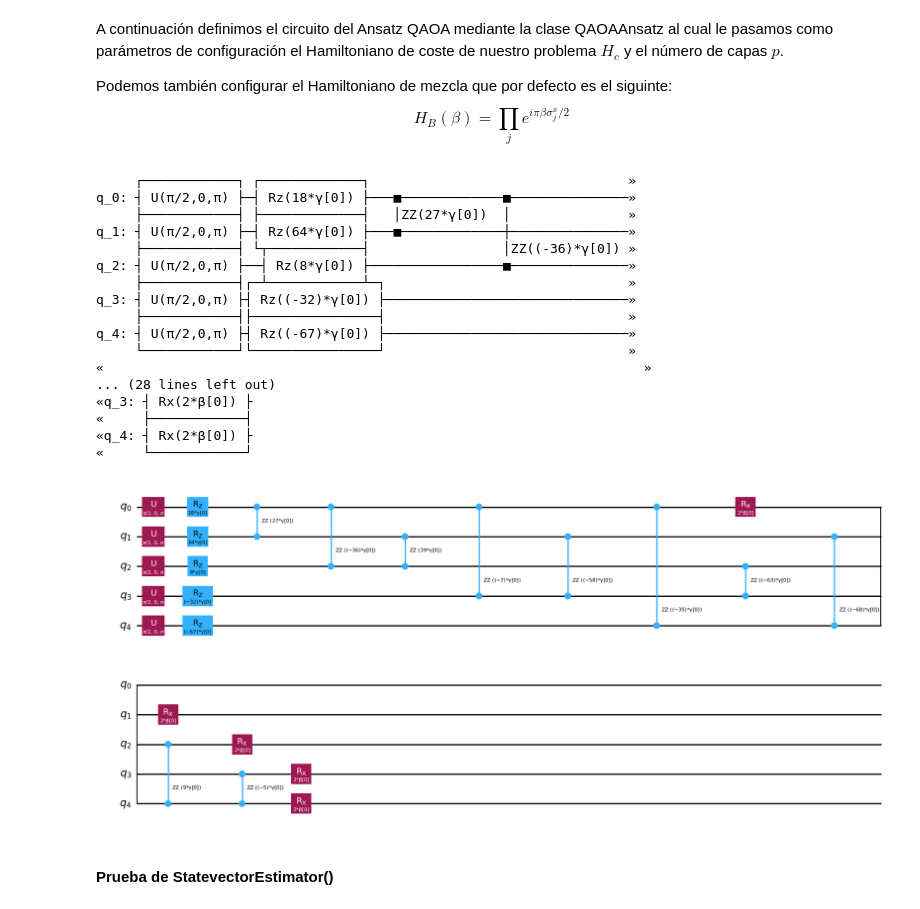
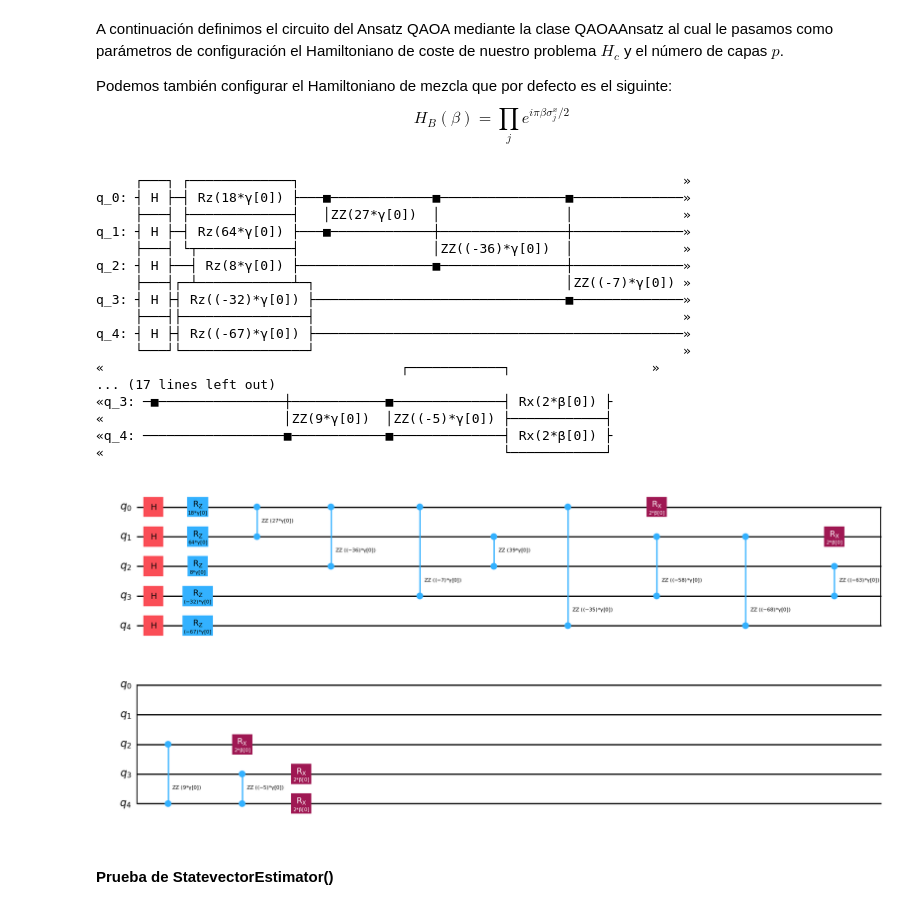
Before and after one commit to zhengzhu14/TFG_GII, a Jupyter notebook: P1_introduccion/IntroQiskit_SchnorrAlg_1.ipynb, the cells around one changed output. Cells and saved outputs as stored; diff of their text form; code cells hidden in the pictures.

Commit message:
Refactorizacion de la parte 1 y terminado parte de los resultados finales

```diff
--- a/P1_introduccion/IntroQiskit_SchnorrAlg_1.ipynb
+++ b/P1_introduccion/IntroQiskit_SchnorrAlg_1.ipynb
@@ -130,9 +124,9 @@ np.random.seed = seed
 m = np.round(np.log2(N)).astype(int)
 
 # n es la dimension del reticulo
-n = np.round(l * m // np.log2(m)).astype(int)
+n = np.round(l * np.log2(N) // np.log2(np.log2(N))).astype(int)
 
-smooth_bound = n**2
+smooth_bound = 2*n**2
 
 print(f'El numero de bits de N = {N} es m = {m}')
 print(f'La dimension del reticulo que vamos a tratar es n = {n}')
@@ -168,13 +162,7 @@ def generate_cvp(N, n, c):
 
     # Crear la ultima fila de la matriz
     final_row = np.round(q ** c * np.log(np.array(primes[:n])))
-    B = np.vstack((B, final_row))
-
-    # fpylll doesn't like numyp arrays, so convert it to a stnadard array.
-    #B = [[int(b) for b in bs] for bs in B]
-
-    # Convert B to a matrix of integers (in fpylll's own type).
-    #B = IntegerMatrix.from_matrix(B)
+    B = np.vstack((B, final_row)).astype(float)
 
     # Define the target vector.
     t = np.zeros(n + 1)
@@ -590,33 +573,33 @@ A continuación definimos el circuito del Ansatz QAOA mediante la clase QAOAAnsa
 Podemos también configurar el Hamiltoniano de mezcla que por defecto es el siguinte:
 $$H_B(\beta) = \prod_{j} e^{i \pi \beta \sigma_j^x/2}$$
 # %%
-circuito = QAOAAnsatz(cost_operator = Hc, reps = 1)
+circuito = qaoa_ansatz(cost_operator = Hc, reps = 1)
 
 
-print(circuito.decompose(reps = 2))
+print(circuito)
 
-fig = circuito.decompose(reps = 2).draw('mpl') #Muestro el circuito
+fig = circuito.draw('mpl') #Muestro el circuito
 fig.savefig("figures/parte1_introSchnorr_circuito.png", dpi = 150, bbox_inches = "tight")
 fig
 # %% [output]
-     ┌────────────┐ ┌─────────────┐                                 »
-q_0: ┤ U(π/2,0,π) ├─┤ Rz(18*γ[0]) ├───■─────────────■───────────────»
-     ├────────────┤ ├─────────────┤   │ZZ(27*γ[0])  │               »
-q_1: ┤ U(π/2,0,π) ├─┤ Rz(64*γ[0]) ├───■─────────────┼───────────────»
-     ├────────────┤ └┬────────────┤                 │ZZ((-36)*γ[0]) »
-q_2: ┤ U(π/2,0,π) ├──┤ Rz(8*γ[0]) ├─────────────────■───────────────»
-     ├────────────┤┌─┴────────────┴─┐                               »
-q_3: ┤ U(π/2,0,π) ├┤ Rz((-32)*γ[0]) ├───────────────────────────────»
-     ├────────────┤├────────────────┤                               »
-q_4: ┤ U(π/2,0,π) ├┤ Rz((-67)*γ[0]) ├───────────────────────────────»
-     └────────────┘└────────────────┘                               »
-«                                                                     »
-... (28 lines left out)
-«q_3: ┤ Rx(2*β[0]) ├
-«     ├────────────┤
-«q_4: ┤ Rx(2*β[0]) ├
-«     └────────────┘
+     ┌───┐ ┌─────────────┐                                                 »
+q_0: ┤ H ├─┤ Rz(18*γ[0]) ├───■─────────────■────────────────■──────────────»
+     ├───┤ ├─────────────┤   │ZZ(27*γ[0])  │                │              »
+q_1: ┤ H ├─┤ Rz(64*γ[0]) ├───■─────────────┼────────────────┼──────────────»
+     ├───┤ └┬────────────┤                 │ZZ((-36)*γ[0])  │              »
+q_2: ┤ H ├──┤ Rz(8*γ[0]) ├─────────────────■────────────────┼──────────────»
+     ├───┤┌─┴────────────┴─┐                                │ZZ((-7)*γ[0]) »
+q_3: ┤ H ├┤ Rz((-32)*γ[0]) ├────────────────────────────────■──────────────»
+     ├───┤├────────────────┤                                               »
+q_4: ┤ H ├┤ Rz((-67)*γ[0]) ├───────────────────────────────────────────────»
+     └───┘└────────────────┘                                               »
+«                                      ┌────────────┐                  »
+... (17 lines left out)
+«q_3: ─■────────────────┼────────────■──────────────┤ Rx(2*β[0]) ├
+«                       │ZZ(9*γ[0])  │ZZ((-5)*γ[0]) ├────────────┤
+«q_4: ──────────────────■────────────■──────────────┤ Rx(2*β[0]) ├
+«                                                   └────────────┘
-[figure, old version]
+[figure, new version]
 # %% [markdown]
 #### Prueba de StatevectorEstimator()
 # %%
```
Also changed, not shown: parts of 20 cells of this notebook, 56 other files.
